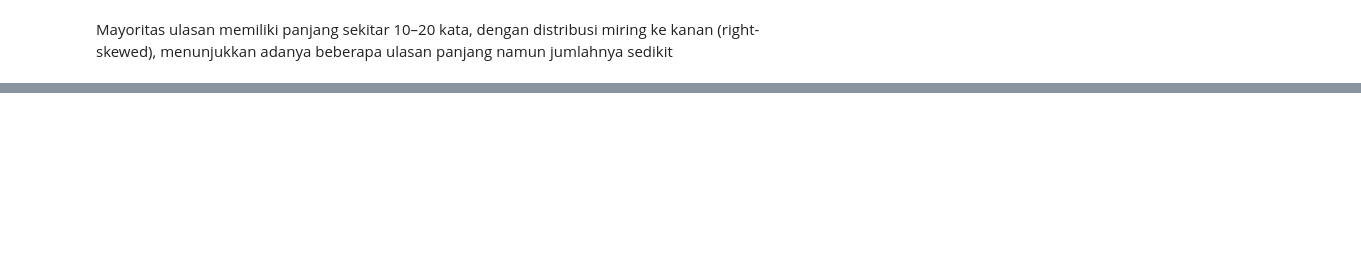
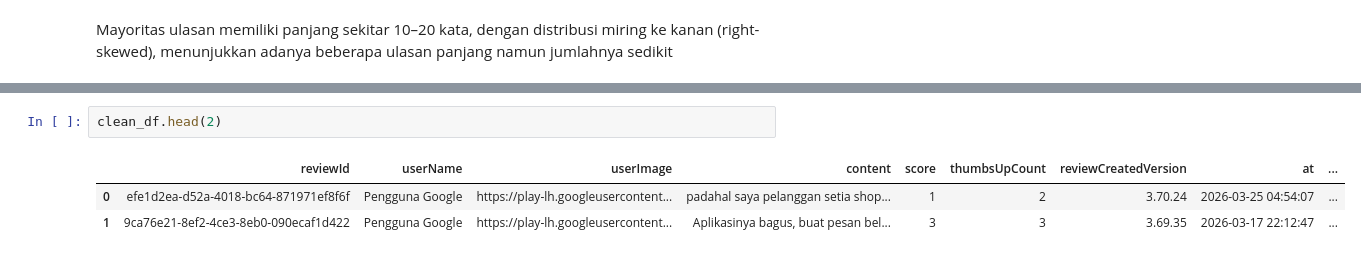
Before and after one commit to NyssaRomana/IDCamp-Dicoding, a Jupyter notebook: duasembilanmaret.ipynb, the cells around one changed output, grey strips where cells are left out. Saved outputs shown, nothing was run; the diff lists cells and outputs as text; blank space fills up the shorter version.

```diff
--- a/duasembilanmaret.ipynb
+++ b/duasembilanmaret.ipynb
@@ -486,3 +481,9 @@ Passing `palette` without assigning `hue` is deprecated and will be removed in v
+# %%
+clean_df.head(2)
+# %% [output]
+|  | reviewId | userName | userImage | content | score | thumbsUpCount | reviewCreatedVersion | at | ... |
+| 0 | efe1d2ea-d52a-4018-bc64-871971ef8f6f | Pengguna Google | https://play-lh.googleusercontent... | padahal saya pelanggan setia shop... | 1 | 2 | 3.70.24 | 2026-03-25 04:54:07 | ... |
+| 1 | 9ca76e21-8ef2-4ce3-8eb0-090ecaf1d422 | Pengguna Google | https://play-lh.googleusercontent... | Aplikasinya bagus, buat pesan bel... | 3 | 3 | 3.69.35 | 2026-03-17 22:12:47 | ... |
 # %%
 from sklearn.model_selection import train_test_split
 from sklearn.feature_extraction.text import TfidfVectorizer
```
Also changed, not shown: parts of 9 cells of this notebook.
